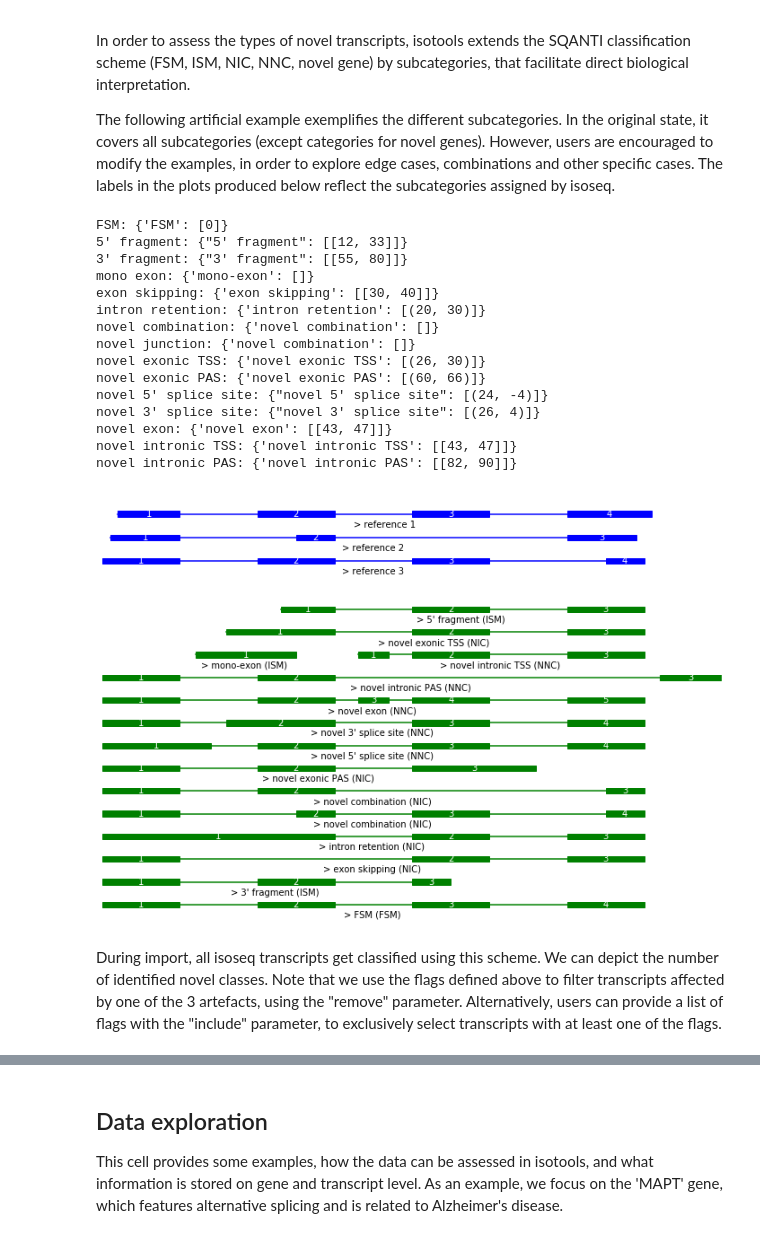
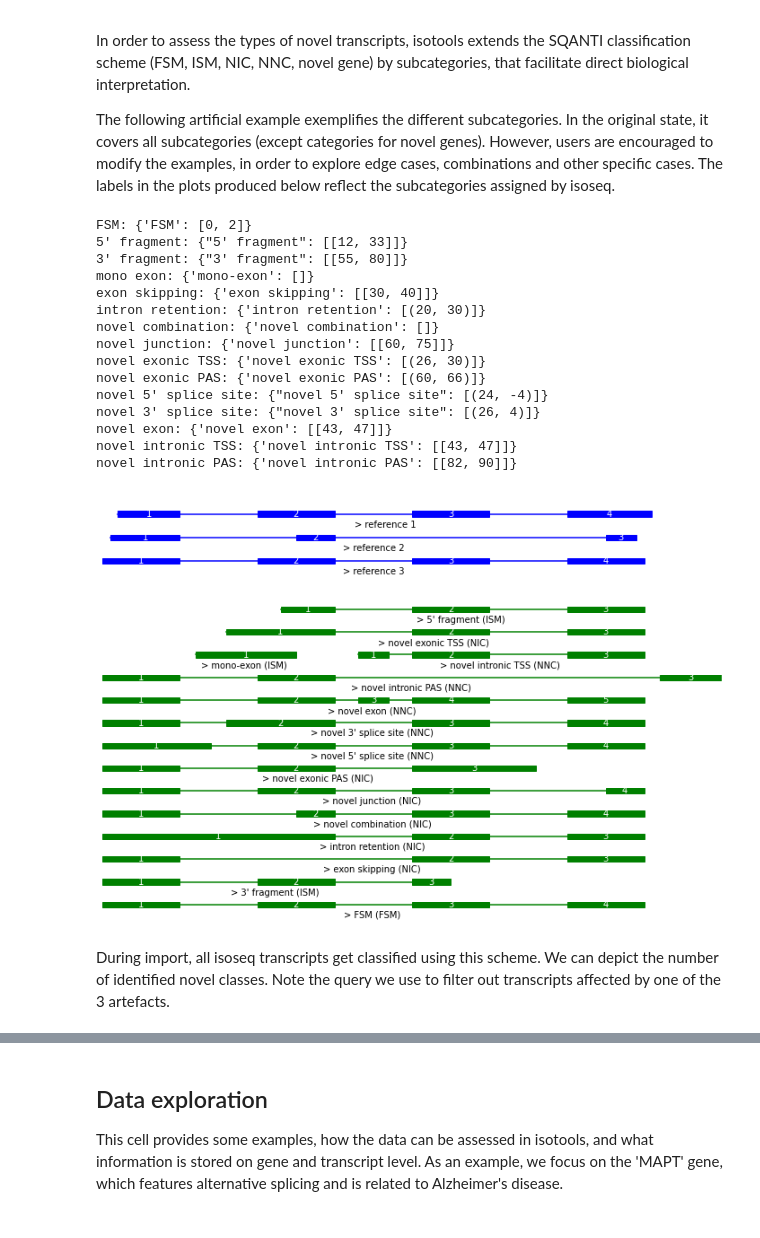
Before and after one commit to MatthiasLienhard/isotools, a Jupyter notebook: docs/notebooks/isotools_alzheimer.ipynb, the cells around one changed output, grey strips where cells are left out. Cells and saved outputs as stored; diff of their text form; code cells hidden in the pictures.

```diff
--- a/docs/notebooks/isotools_alzheimer.ipynb
+++ b/docs/notebooks/isotools_alzheimer.ipynb
@@ -166,16 +193,16 @@ The following  artificial example exemplifies the different subcategories. In th
 The labels in the plots produced below reflect the subcategories assigned by isoseq.
 # %%
 ref=[[[12,20],[30,40], [50,60],[70,81]],
-     [[11,20],[35,40],         [70,79]],
-     [[10,20],[30,40], [50,60],[75,80]]]
+     [[11,20],[35,40],         [75,79]],
+     [[10,20],[30,40], [50,60],[70,80]]]
 novel={'FSM':         [[10,20],[30,40], [50,60],[70,80]],
        "5' fragment": [[33,40], [50,60],[70,80]],
        "3' fragment": [[10,20],[30,40], [50,55]],
        "mono exon"  : [[22,35]],
        "exon skipping"     :  [[10,20], [50,60],[70,80]],
        "intron retention"  :  [[10,40], [50,60],[70,80]],
-       "novel combination" :  [[10,20],[35,40], [50,60],[75,80]],
-       "novel junction"  :   [[10,20],[30,40], [75,80]],
+       "novel combination" :  [[10,20],[35,40], [50,60],[70,80]],
+       "novel junction"  :   [[10,20],[30,40], [50,60], [75,80]],
        "novel exonic TSS"  :  [[26,40], [50,60],[70,80]],
        "novel exonic PAS"  :  [[10,20],[30,40], [50,66]],
        "novel 5' splice site":[[10,24],[30,40], [50,60],[70,80]],
@@ -186,40 +213,40 @@ novel={'FSM':         [[10,20],[30,40], [50,60],[70,80]],
 ref={'transcripts':[{'exons':e, 'transcript_name':f'reference {i+1}'} for i,e in enumerate(ref)]}
 transcripts=[{'exons':e, 'transcript_name':n} for n,e in novel.items()]
 example=isotools.Gene(10,80,{'strand':'+','ID':'example','reference':ref, 'transcripts':transcripts},None)
 f,axs=plt.subplots(2,figsize=(10,7), gridspec_kw={'height_ratios': [1, 4]})
 cat=['FSM','ISM','NIC','NNC','novel gene']
 sg=example.ref_segment_graph
 for novel in example.transcripts:
     alt_splice=sg.get_alternative_splicing(novel['exons'])
     print(f"{novel['transcript_name']}: {alt_splice[1]}")
     novel['transcript_name']=f"{','.join(alt_splice[1])} ({cat[alt_splice[0]]}) "
 
 example.gene_track(ax=axs[0], x_range=[10,90], title='')
 example.gene_track(reference=False,ax=axs[1], x_range=[10,90], title='', color='green')
 for ax in axs:
     ax.get_xaxis().set_visible(False)
 f.tight_layout()
 # %% [output]
-FSM: {'FSM': [0]}
+FSM: {'FSM': [0, 2]}
 5' fragment: {"5' fragment": [[12, 33]]}
 3' fragment: {"3' fragment": [[55, 80]]}
 mono exon: {'mono-exon': []}
 exon skipping: {'exon skipping': [[30, 40]]}
 intron retention: {'intron retention': [(20, 30)]}
 novel combination: {'novel combination': []}
-novel junction: {'novel combination': []}
+novel junction: {'novel junction': [[60, 75]]}
 novel exonic TSS: {'novel exonic TSS': [(26, 30)]}
 novel exonic PAS: {'novel exonic PAS': [(60, 66)]}
 novel 5' splice site: {"novel 5' splice site": [(24, -4)]}
 novel 3' splice site: {"novel 3' splice site": [(26, 4)]}
 novel exon: {'novel exon': [[43, 47]]}
 novel intronic TSS: {'novel intronic TSS': [[43, 47]]}
 novel intronic PAS: {'novel intronic PAS': [[82, 90]]}
-[figure, old version]
+[figure, new version]
 # %% [markdown]
 During import, all isoseq transcripts get classified using this scheme.
 We can depict the number of identified novel classes.
-Note that we use the flags defined above to filter transcripts affected by one of the 3 artefacts, using the "remove" parameter. Alternatively, users can provide a list of flags with the "include" parameter, to exclusively select transcripts with at least one of the flags.
+Note the query we use to filter out transcripts affected by one of the 3 artefacts.
 # %%
 
 cnr={}
```
Also changed, not shown: parts of 16 cells of this notebook, 18 other files.
